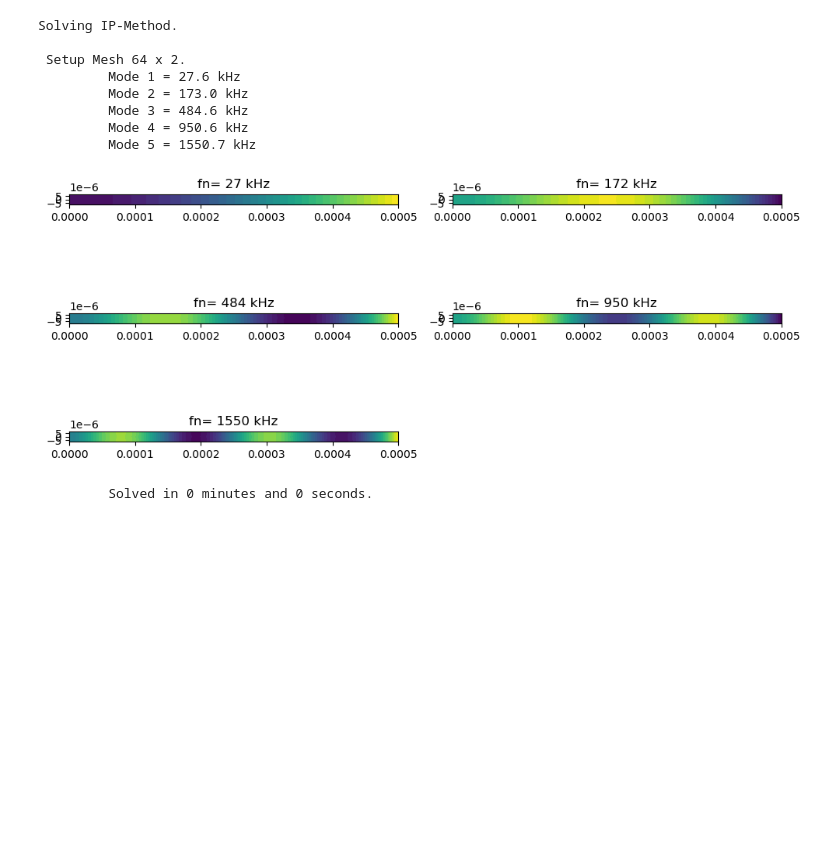
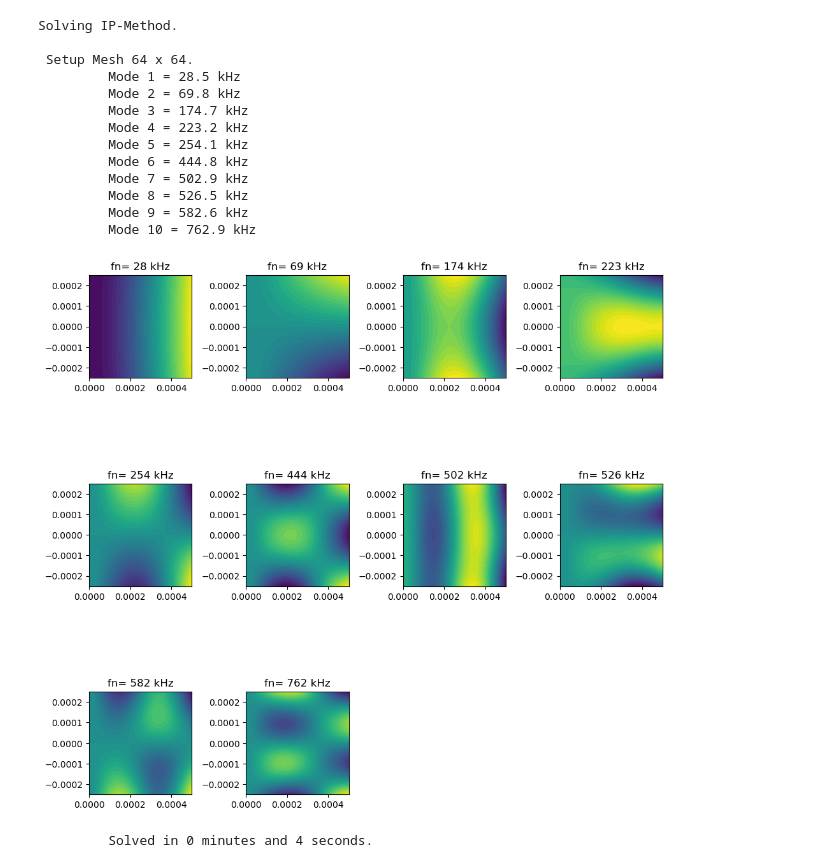
Before and after one commit to Andrelgesing/vfsi, a Jupyter notebook: Example_1_Plate_eivenvalue_problem.ipynb, the cells around one changed output. Saved outputs shown, nothing was run; the diff lists cells and outputs as text; code cells hidden in the pictures; blank space fills up the shorter version.

```diff
--- a/Example_1_Plate_eivenvalue_problem.ipynb
+++ b/Example_1_Plate_eivenvalue_problem.ipynb
@@ -1,50 +1,57 @@
 # %%
 #!/usr/bin/env python3
 # -*- coding: utf-8 -*-
-import Plate.plate_fem as pt
+#import Plate.plate_fem as pt
+from Elastic import plate_fem_v2 as pt
 import numpy as np
 import time
 
 # Specify geometry
-aspect_ratio = 32
+aspect_ratio = 1
 l_c = 500e-6  # length of beam in m
 h_c = 5e-6  # thickness of the beam in m
 w_c = l_c / aspect_ratio  # width in m
 
 # Specify material of plate -> Silicon
 e_c = 169E9  # Young's Modulus in Pa
 rho_c = 2.33E3  # Density in kg/m^3
 nu_c = 0.3  # Poisson Coefficient, dimensionless
 
-n_eig = 5
+n_eig = 10
 # Basic objects, shared by all classes
 geometry = pt.Geometry(l_c, w_c, h_c)
 mat = pt.Material(e_c, rho_c, nu_c)
 
 # Mesh specification -> To solve Kirchhoff-Love plate equation
 n_x = 64  # Number of elements in length l_c (x-direction)
 n_y = int(n_x/aspect_ratio)  # Number of elements in width w_c (y-direction)
 
 print('Solving IP-Method.')
 t = time.time()
 plate = pt.InteriorPenalty()
+#plate = pt.Kirchhoff()
 plate.geometry = geometry
 plate.mat = mat
 plate.meshing(n_x, n_y, 'crossed')
 plate.preliminary_setup()
 plate.setup_eigenvalues_problem()
 plate.solve_n_eigenvalues(n_eig, plate.k_matrix, plate.m_matrix)
 plate.plot_eigenmodes(n_eig)
 tt = time.time() - t
 print('\n         Solved in %d minutes and %d seconds.' % (np.floor(tt/60), tt % 60))
 # %% [output]
 Solving IP-Method.
 
- Setup Mesh 64 x 2.
-         Mode 1 = 27.6 kHz
-         Mode 2 = 173.0 kHz
-         Mode 3 = 484.6 kHz
-         Mode 4 = 950.6 kHz
-         Mode 5 = 1550.7 kHz
+ Setup Mesh 64 x 64.
+         Mode 1 = 28.5 kHz
+         Mode 2 = 69.8 kHz
+         Mode 3 = 174.7 kHz
+         Mode 4 = 223.2 kHz
+         Mode 5 = 254.1 kHz
+         Mode 6 = 444.8 kHz
+         Mode 7 = 502.9 kHz
+         Mode 8 = 526.5 kHz
+         Mode 9 = 582.6 kHz
+         Mode 10 = 762.9 kHz
-[figure, old version]
+[figure, new version]
-         Solved in 0 minutes and 0 seconds.
+         Solved in 0 minutes and 4 seconds.
```
Also changed, not shown: 8 other files.
